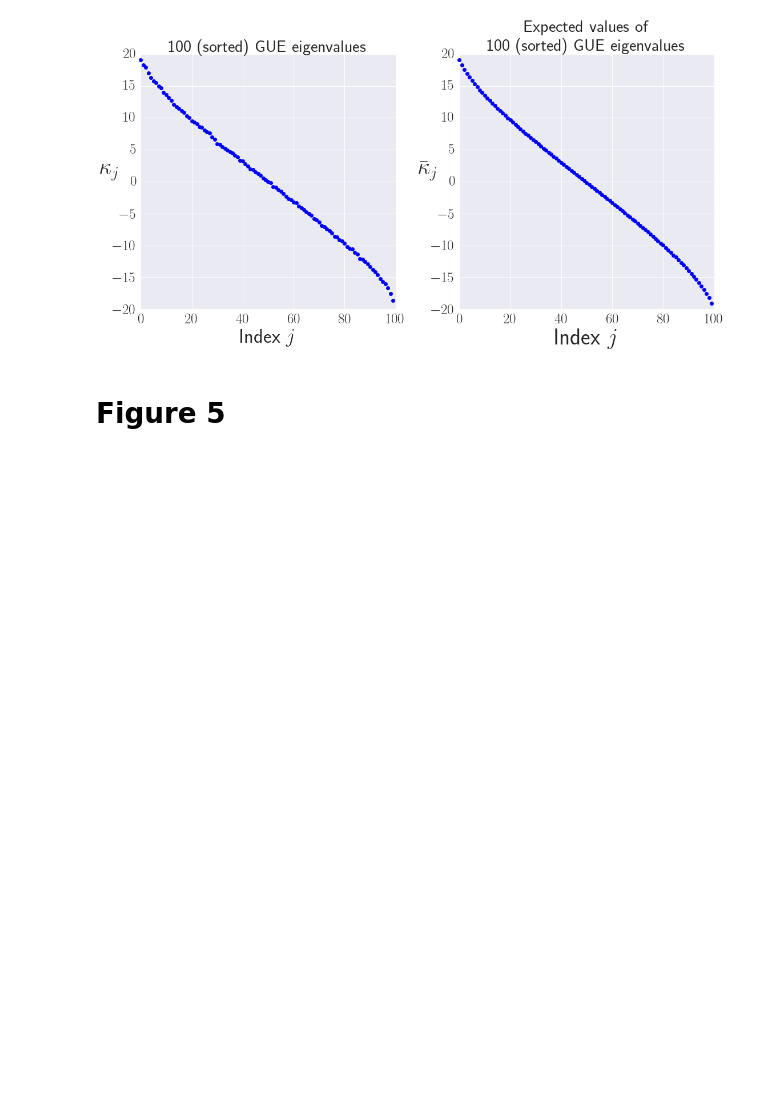
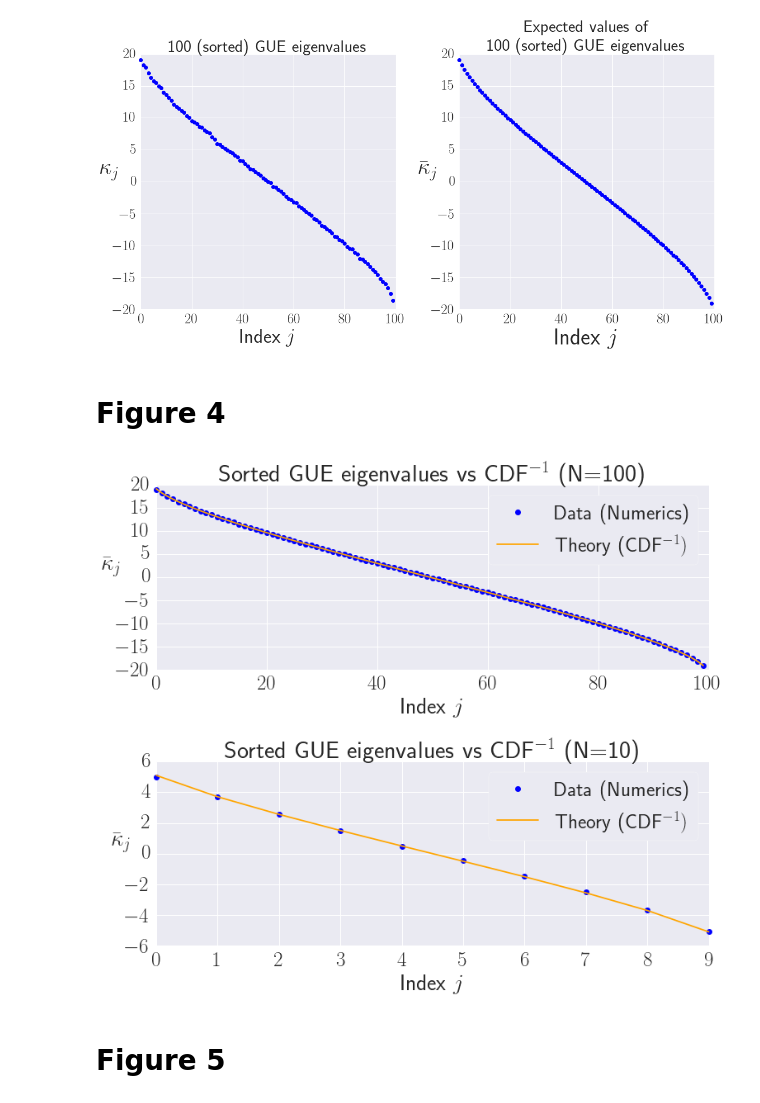
Before and after one commit to Travis-S/arxiv_1609.04385, a Jupyter notebook: Figure_Generation.ipynb, the cells around one changed output. Drawn from its saved outputs; the diff is of its cells as text; code cells hidden in the pictures; blank space fills up the shorter version.

Commit message:
Add Figure 4 to NB
Similar to previous commit, taking code
from Robin's notebook and putting it in
this one to make the figure.

```diff
--- a/Figure_Generation.ipynb
+++ b/Figure_Generation.ipynb
@@ -268,6 +269,51 @@ if save:
 plt.show()
 # %% [output]
 [figure]
+# %% [markdown]
+Figure 4
+=========
+# %%
+def GUE( n ):
+    return st.semicircular(0,2*np.sqrt(n))
+
+def UniformIntervalPoints( N ):
+    dx = 1.0/N
+    return np.array([(x*dx + dx/2.0) for x in xrange(N)])
+
+def QuantumTypicalSample( N ):
+    return GUE(N).ppf( UniformIntervalPoints(N)[::-1] )
+
+
+mpl.rc('text', usetex=True)
+fig = plt.figure(figsize=(12, 10))
+
+counter = 1
+
+for N in [100, 10]:
+    Data = GUEAll( N, 100)
+    Th = QuantumTypicalSample( N )
+    ax = fig.add_subplot(2, 1, counter)
+
+
+    ax.plot( Data, color='blue', marker='o', ls='', label="Data (Numerics)", clip_on=False )
+    ax.plot( Th, color='orange', label=r"Theory (CDF$^{-1})$" , clip_on=False)
+    ax.set_xlabel( r"Index $j$ ")
+    ax.set_ylabel( r"$\bar{\kappa}_{j}$", rotation=0)
+    ax.set_title( r"Sorted GUE eigenvalues vs CDF$^{-1}$ (N="+'{0}'.format(N)+')')
+    ax.legend( loc=1, fancybox=True, frameon=True )
+    counter +=1
+
+fig.subplots_adjust(hspace=.5)
+
+
+
+save = True
+if save:
+    for t in ['pdf', 'svg']: fig.savefig('Images/Figure_4.{0}'.format(t), format=t, bbox_inches='tight')
+
+plt.show()
+# %% [output]
+[figure, added]
 # %% [markdown]
 Figure 5
 ============
```
Also changed, not shown: parts of 1 cell of this notebook, 2 other files.
